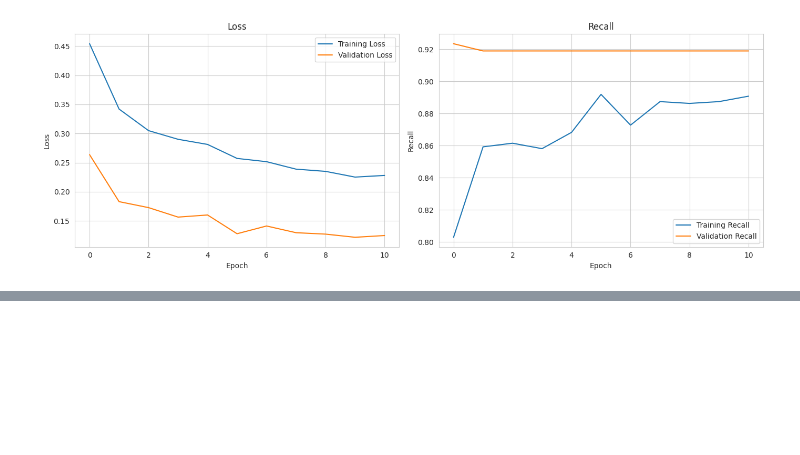
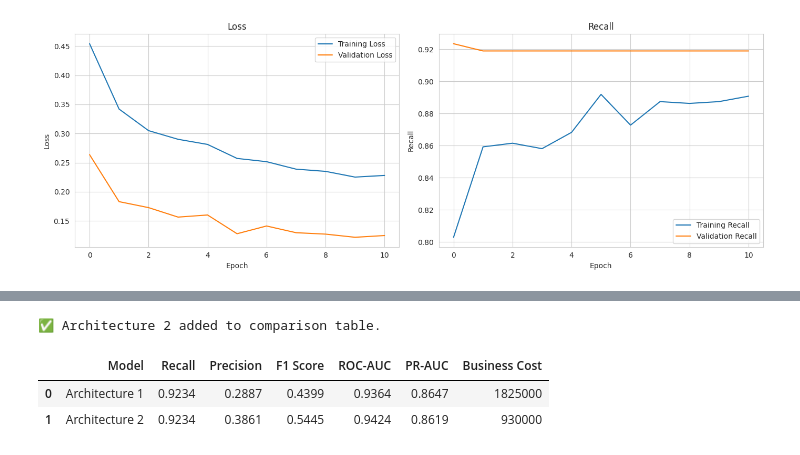
Before and after one commit to VandanaRaghunandan/ReneWind-Predictive-Maintenance, a Jupyter notebook: renewind.ipynb, the cells around one changed output, grey strips where cells are left out. Drawn from its saved outputs; the diff is of its cells as text; code cells hidden in the pictures; blank space fills up the shorter version.

```diff
--- a/renewind.ipynb
+++ b/renewind.ipynb
@@ -4022,0 +4121,66 @@ Epoch 11/100
+# %%
+# ==========================================================
+# Add Architecture 2 to Comparison Table
+# ==========================================================
+
+from sklearn.metrics import (
+    recall_score,
+    precision_score,
+    f1_score
+)
+
+# Convert probabilities to class predictions
+y_pred_arch2 = (y_prob_arch2 >= 0.50).astype(int)
+
+# Add Architecture 2 results
+model_results.append({
+
+    "Model": "Architecture 2",
+
+    "Recall": recall_score(
+        y_val,
+        y_pred_arch2
+    ),
+
+    "Precision": precision_score(
+        y_val,
+        y_pred_arch2
+    ),
+
+    "F1 Score": f1_score(
+        y_val,
+        y_pred_arch2
+    ),
+
+    "ROC-AUC": results_arch2["ROC_AUC"],
+
+    "PR-AUC": results_arch2["PR_AUC"],
+
+    "Business Cost": results_arch2["Business_Cost"]
+
+})
+
+print("✅ Architecture 2 added to comparison table.")
+# %% [output]
+✅ Architecture 2 added to comparison table.
+# %%
+# ==========================================================
+# Display Model Comparison Table
+# ==========================================================
+
+comparison_df = pd.DataFrame(model_results)
+
+# Round numerical columns
+comparison_df = comparison_df.round({
+    "Recall":4,
+    "Precision":4,
+    "F1 Score":4,
+    "ROC-AUC":4,
+    "PR-AUC":4
+})
+
+display(comparison_df)
+# %% [output]
+|  | Model | Recall | Precision | F1 Score | ROC-AUC | PR-AUC | Business Cost |
+| 0 | Architecture 1 | 0.9234 | 0.2887 | 0.4399 | 0.9364 | 0.8647 | 1825000 |
+| 1 | Architecture 2 | 0.9234 | 0.3861 | 0.5445 | 0.9424 | 0.8619 | 930000 |
```
Also changed, not shown: parts of 3 cells of this notebook.
